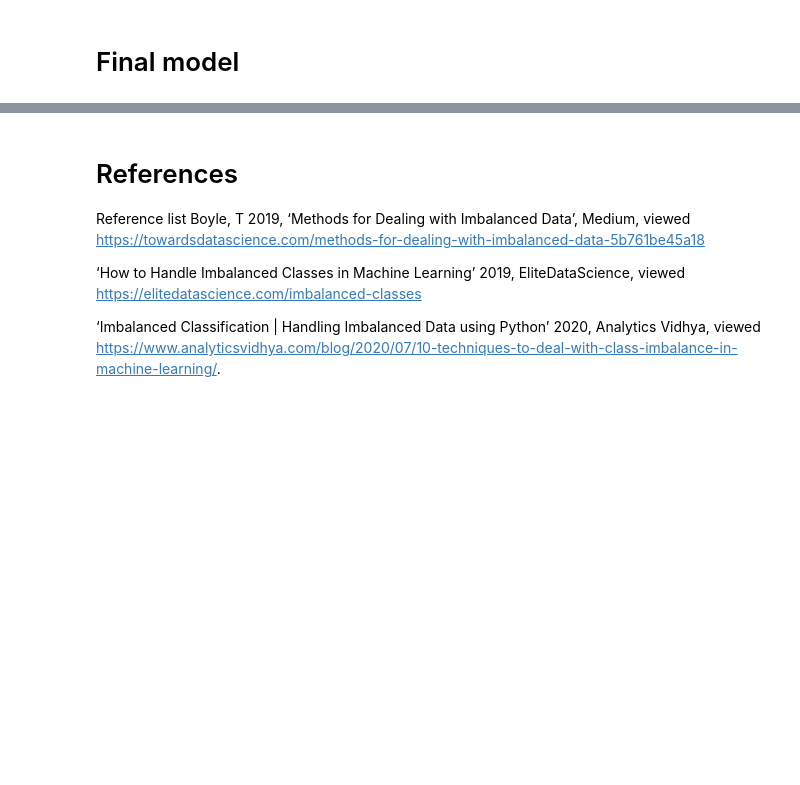
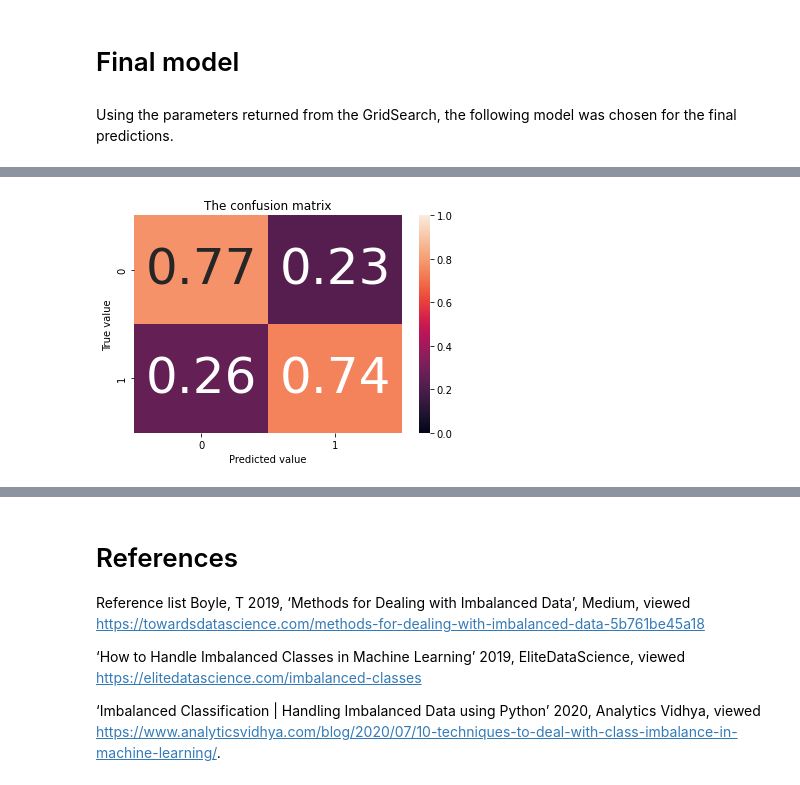
Before and after one commit to mixmav/machine-learning-A1-RMIT, a Jupyter notebook: solution/s3783375.ipynb, the cells around one changed output, grey strips where cells are left out. Saved outputs shown, nothing was run; the diff lists cells and outputs as text; code cells hidden in the pictures; blank space fills up the shorter version.

```diff
--- a/solution/s3783375.ipynb
+++ b/solution/s3783375.ipynb
@@ -326,11 +347,16 @@ The optimal C parameter identified using cross validation is [3.59381366]
 # %% [markdown]
 # Final model
+# %% [markdown]
+Using the parameters returned from the GridSearch, the following model was chosen for the final predictions.
 # %%
-final_classifier = LogisticRegression(random_state=0, solver='lbfgs', max_iter=1000, C=3.59381366, class_weight='balanced')
+final_classifier = LogisticRegression(random_state=0, solver='liblinear', max_iter=1000, C=3.59381366, class_weight='balanced')
 
 final_classifier.fit(train_x, train_y.ravel())
 
-#predicted probabilities and metrics on unseen validation data
+y_pred_final = final_classifier.predict(train_x_2)
+
+# predicted probabilities and metrics on unseen validation data
+
 predicted_probability_final = final_classifier.predict_proba(val_x)
 log_loss_final = metrics.log_loss(val_y, predicted_probability_final)
 
@@ -339,9 +365,8 @@ final_classifier_score = final_classifier.score(val_x, val_y)
 print("Accuracy on validation data: ", final_classifier_score)
 print("Log loss: ", log_loss_final)
 
-cm = metrics.confusion_matrix(train_y_2, y_pred_2)
+cm = metrics.confusion_matrix(train_y_2, y_pred_final)
 cm_normalized = cm / cm.sum(axis=1).reshape(-1, 1)
 
-show_confusion_matrix(cm_normalized, classes=classifier2.classes_)
-print("The optimal C parameter identified using cross validation is {}".format(classifier2.C_))
+show_confusion_matrix(cm_normalized, classes=final_classifier.classes_)
 # %% [output]
@@ -349,0 +375 @@ Log loss:  0.46633857297701564
+[figure, added]
```
Also changed, not shown: parts of 21 cells of this notebook, 3 other files.
